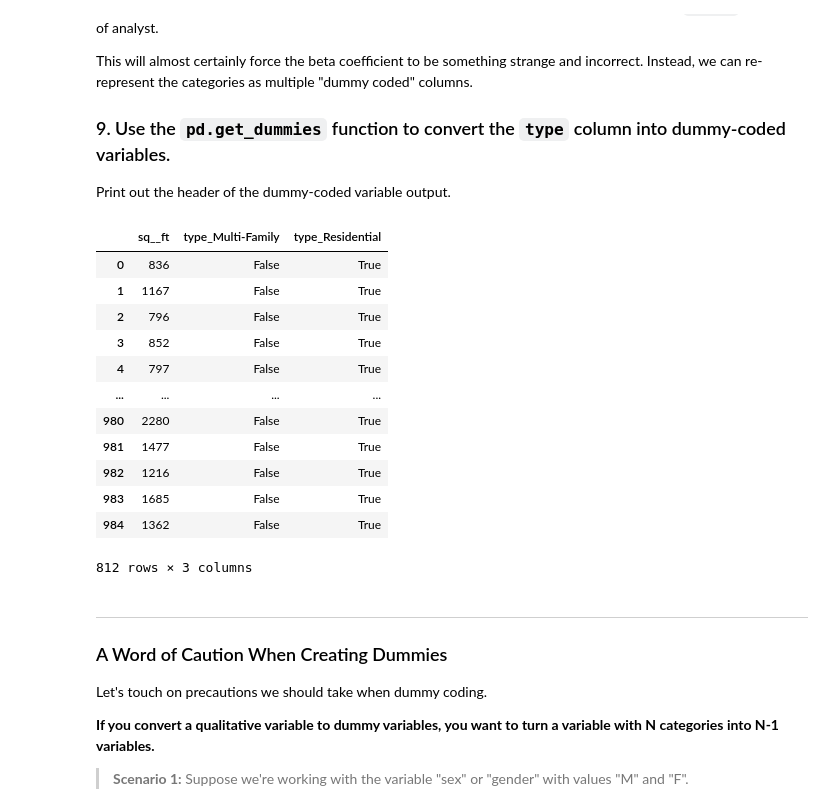
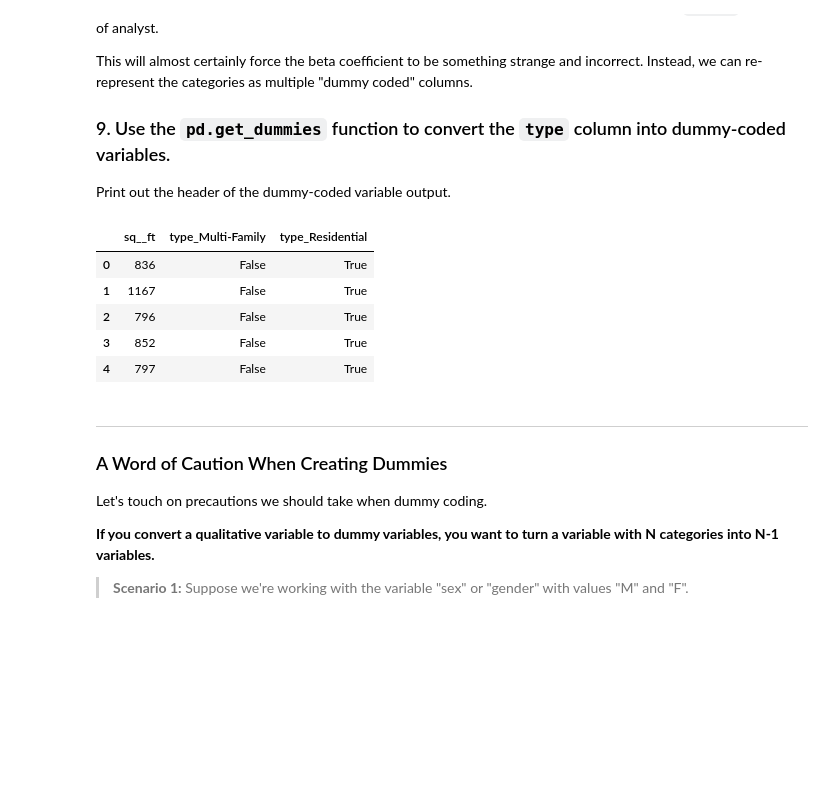
Before and after one commit to Abdullab8/regression-lab, a Jupyter notebook: lab-linear-regression.ipynb, the cells around one changed output. Drawn from its saved outputs; the diff is of its cells as text; code cells hidden in the pictures; blank space fills up the shorter version.

```diff
--- a/lab-linear-regression.ipynb
+++ b/lab-linear-regression.ipynb
@@ -136,0 +137,10 @@ house_df[mask]
+# %%
+# Let's check if any other values are labeled incorrectly.
+print("beds",np.sort(house_df["beds"].unique()))
+print("citys",np.sort(house_df["city"].unique()))
+
+print("states",np.sort(house_df["state"].unique()))      # unknown state (AC):
+print(house_df["state"].value_counts())         #       CA state only shows in one row --> spelling error
+house_df[house_df['state'] =="AC"]["state"] = "CA"       #       correct it
+
+print(np.sort(house_df["type"].unique()))
@@ -244,19 +262,12 @@ y = house_df["price"]
 # %%
-X
+X.head()
 # %% [output]
 |  | sq__ft | type_Multi-Family | type_Residential |
 | 0 | 836 | False | True |
 | 1 | 1167 | False | True |
 | 2 | 796 | False | True |
 | 3 | 852 | False | True |
 | 4 | 797 | False | True |
-| ... | ... | ... | ... |
-| 980 | 2280 | False | True |
-| 981 | 1477 | False | True |
-| 982 | 1216 | False | True |
-| 983 | 1685 | False | True |
-| 984 | 1362 | False | True |
-812 rows × 3 columns
 # %% [markdown]
 ---
 
```
Also changed, not shown: parts of 20 cells of this notebook.
